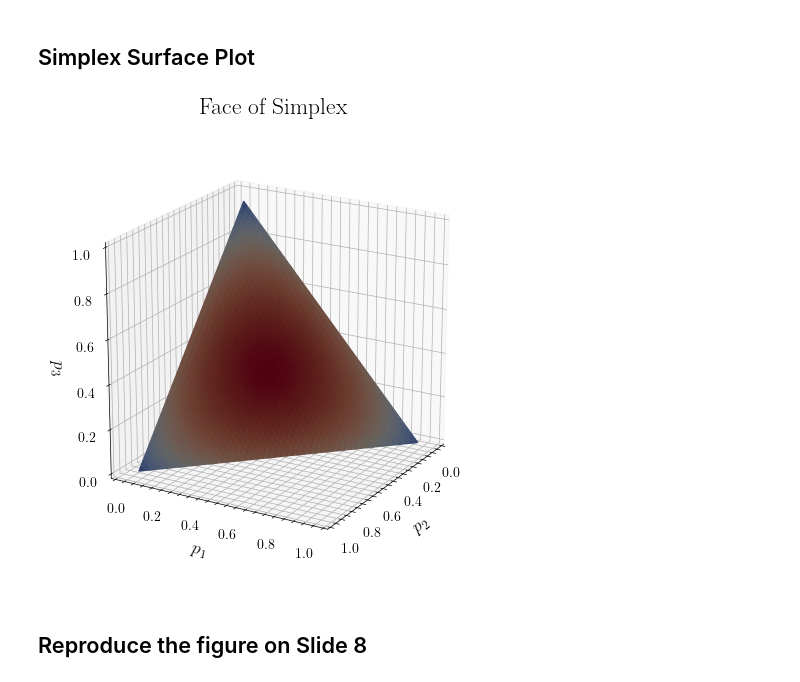
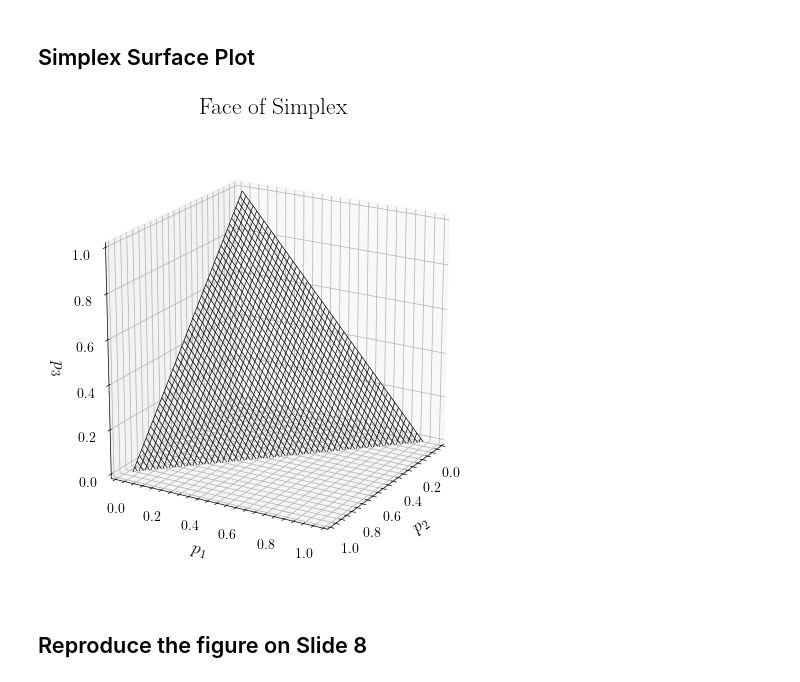
Before and after one commit to silasabs/TIC, a Jupyter notebook: 1. Intro Entropy.ipynb, the cells around one changed output. Saved outputs shown, nothing was run; the diff lists cells and outputs as text; code cells hidden in the pictures.

```diff
--- a/1. Intro Entropy.ipynb
+++ b/1. Intro Entropy.ipynb
@@ -181,43 +181,34 @@ def shannon_entropy(p1, p2):
 # %%
 nPoints = 200
 
 # Defines the bounds and implied region
 x = np.linspace(0, 1, nPoints)
 y = np.linspace(0, 1, nPoints)
 X, Y = np.meshgrid(x, y)
 Z = 1 - X - Y
 
 # Mask for valid region
 mask = (X >= 0) & (Y >= 0) & (X + Y <= 1)
 Z = np.where(mask, Z, np.nan)
 
-# Calculate colors based on entropy
-colors = np.zeros(Z.shape)
-for i in range(Z.shape[0]):
-    for j in range(Z.shape[1]):
-        if mask[i, j]:
-            colors[i, j] = entropy([X[i, j], Y[i, j], Z[i, j]])
-
-norm = plt.Normalize(vmin=np.nanmin(colors), vmax=np.nanmax(colors))
-
 # Plot 3D
 fig = plt.figure(figsize=(7, 6))
 ax = fig.add_subplot(111, projection='3d')
 
 # Colorized surface
-surf = ax.plot_surface(X, Y, Z, facecolors=plt.cm.coolwarm(norm(colors)), antialiased=True)
+surf = ax.plot_wireframe(X, Y, Z, color='k', linewidth=0.5)
 
 ax.set_xlabel('$p_2$', fontsize=13)
 ax.set_ylabel('$p_1$', fontsize=13)
 ax.set_zlabel('$p_3$', fontsize=13)
 ax.set_title('Face of Simplex', fontsize=17)
 ax.set_box_aspect([1, 1, 1], zoom=0.90)
 ax.view_init(elev=20, azim=30)
 
 if saveFigures:
     plt.savefig(figurePath + 'Face of Simplex.png', dpi=600)
 # %% [output]
-[figure, old version]
+[figure, new version]
 # %% [markdown]
 ## Reproduce the figure on Slide 8
 # %%
```
Also changed, not shown: parts of 1 cell of this notebook.
